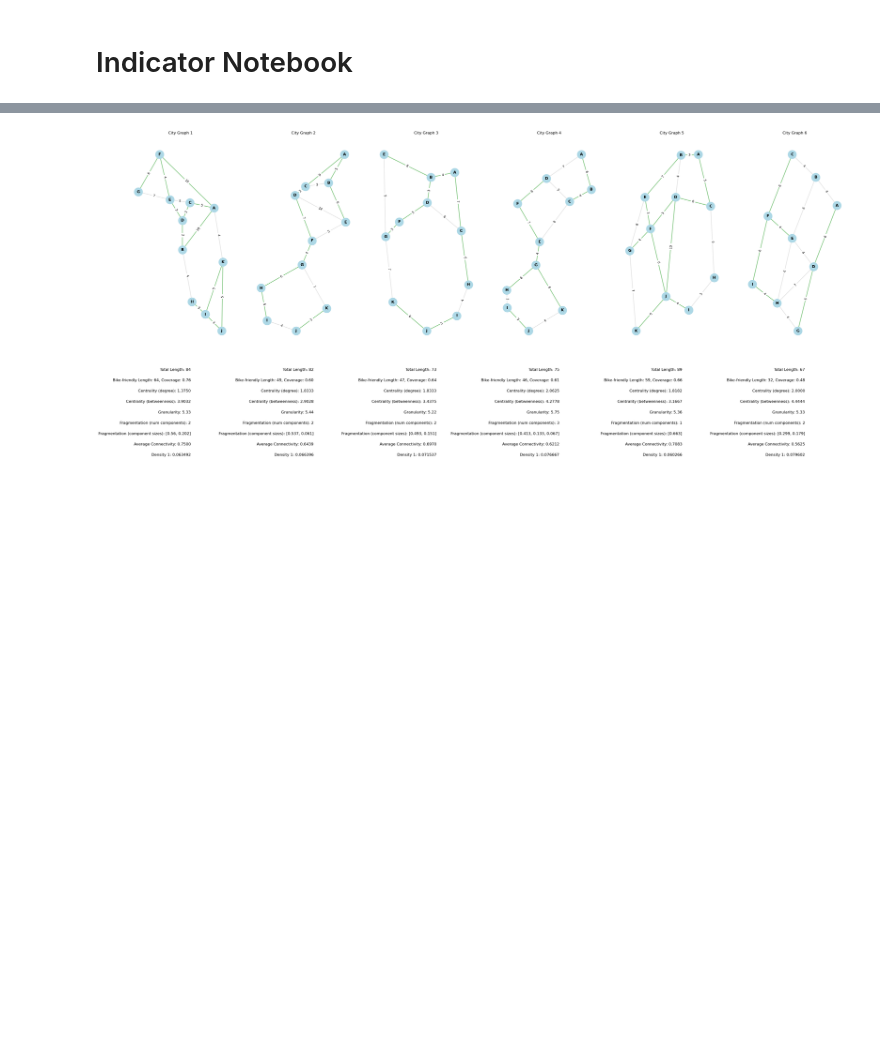
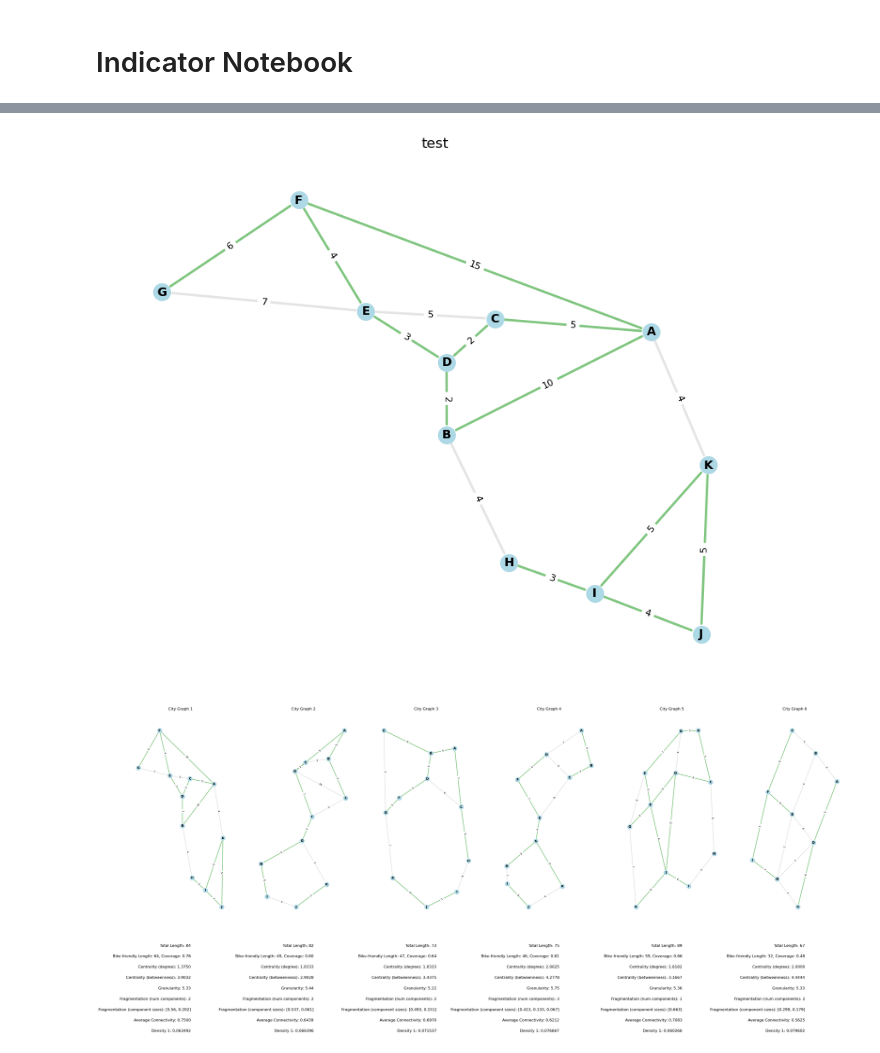
Before and after one commit to tim-lemm/code_these, a Jupyter notebook: notebooks/indicators.ipynb, the cells around one changed output, grey strips where cells are left out. Saved outputs shown, nothing was run; the diff lists cells and outputs as text; code cells hidden in the pictures; blank space fills up the shorter version.

```diff
--- a/notebooks/indicators.ipynb
+++ b/notebooks/indicators.ipynb
@@ -230,3 +21,7 @@ def compute_all_indicators(G):
+# %%
+ut.draw_graph(ut.city_graph_generator(100, 1), "test")
+# %% [output]
+[figure, added]
 # %%
 fig, ax = plt.subplots(1, 6, figsize=(40, 12))
 for i in range(1,7):
```
Also changed, not shown: parts of 10 cells of this notebook, 4 other files.
